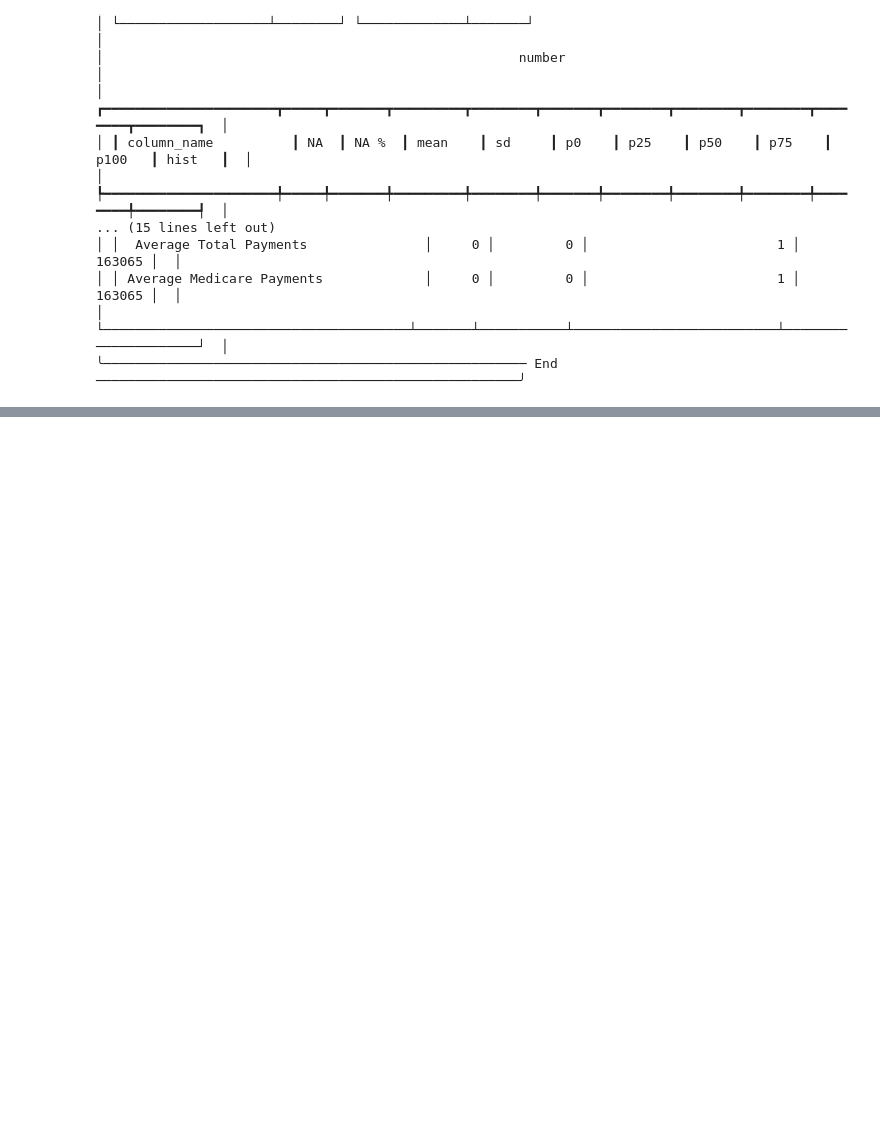
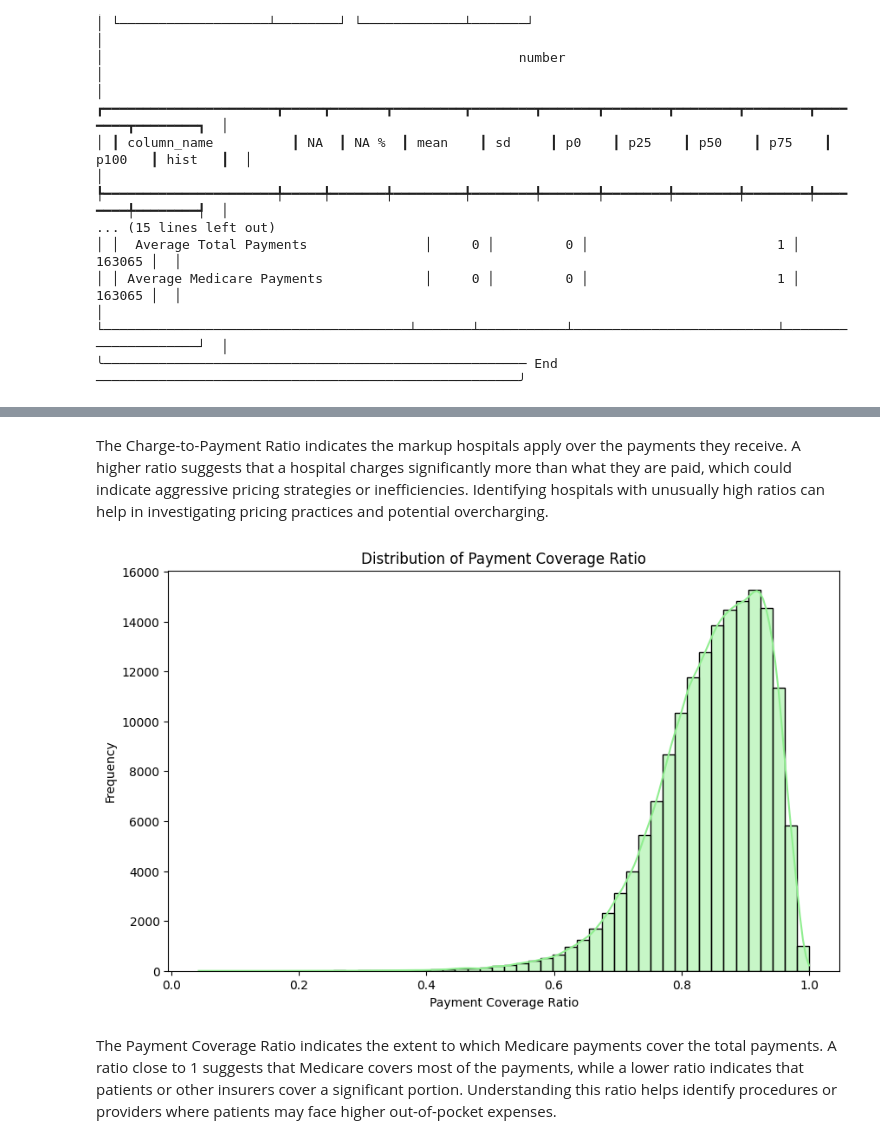
Before and after one commit to haorany999/5430_hw5-Health_care_fraud_detection, a Jupyter notebook: 5430 hw5.ipynb, the cells around one changed output, grey strips where cells are left out. Cells and saved outputs as stored; diff of their text form; code cells hidden in the pictures; blank space fills up the shorter version.

```diff
--- a/5430 hw5.ipynb
+++ b/5430 hw5.ipynb
@@ -34,0 +89,21 @@ skim(df)
+# %% [markdown]
+The Charge-to-Payment Ratio indicates the markup hospitals apply over the payments they receive.
+A higher ratio suggests that a hospital charges significantly more than what they are paid,
+which could indicate aggressive pricing strategies or inefficiencies.
+Identifying hospitals with unusually high ratios can help in investigating pricing practices and potential overcharging.
+# %%
+# Feature 2: Payment Coverage Ratio
+## Create Payment Coverage Ratio
+df['Payment_Coverage_Ratio'] = df['Average Medicare Payments'] / df['Average Total Payments']
+# %%
+# Plot histogram with KDE
+plt.figure(figsize=(10,6))
+sns.histplot(df['Payment_Coverage_Ratio'], bins=50, kde=True, color='lightgreen')
+plt.title('Distribution of Payment Coverage Ratio')
+plt.xlabel('Payment Coverage Ratio')
+plt.ylabel('Frequency')
+plt.show()
+# %% [output]
+[figure, added]
+# %% [markdown]
+The Payment Coverage Ratio indicates the extent to which Medicare payments cover the total payments. A ratio close to 1 suggests that Medicare covers most of the payments, while a lower ratio indicates that patients or other insurers cover a significant portion. Understanding this ratio helps identify procedures or providers where patients may face higher out-of-pocket expenses.
```
Also changed, not shown: parts of 34 cells of this notebook, 1 other file.
